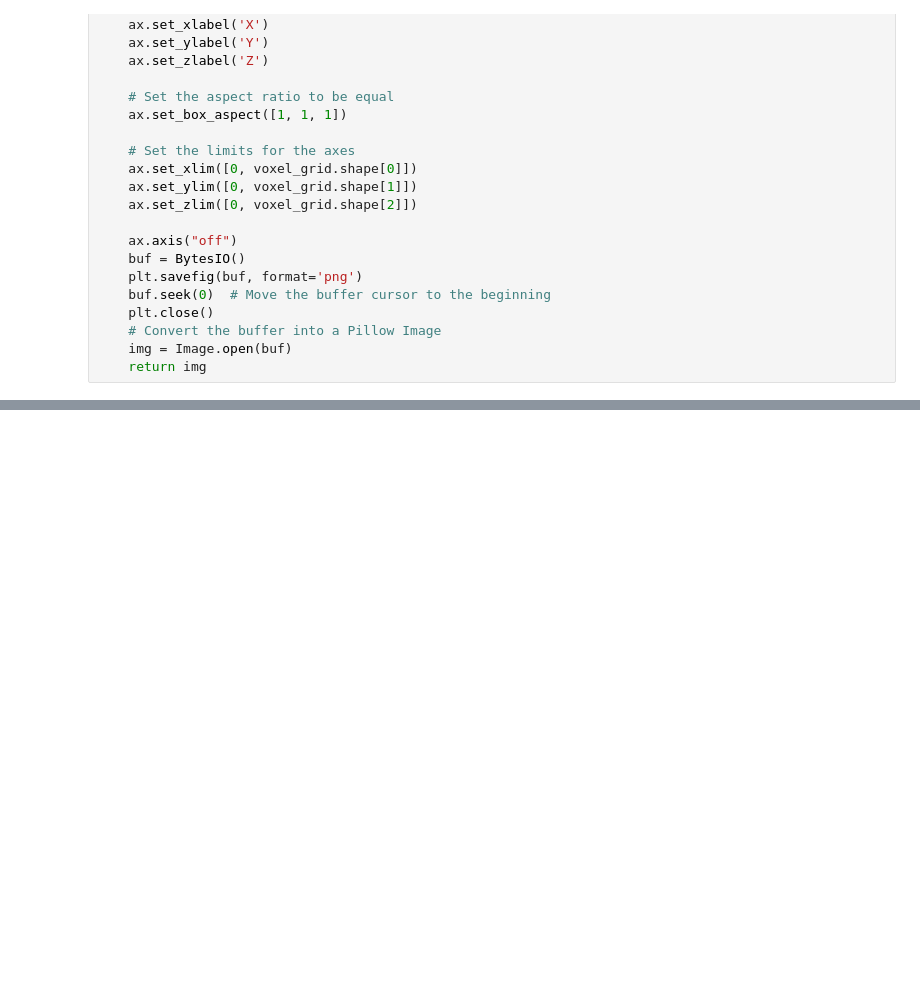
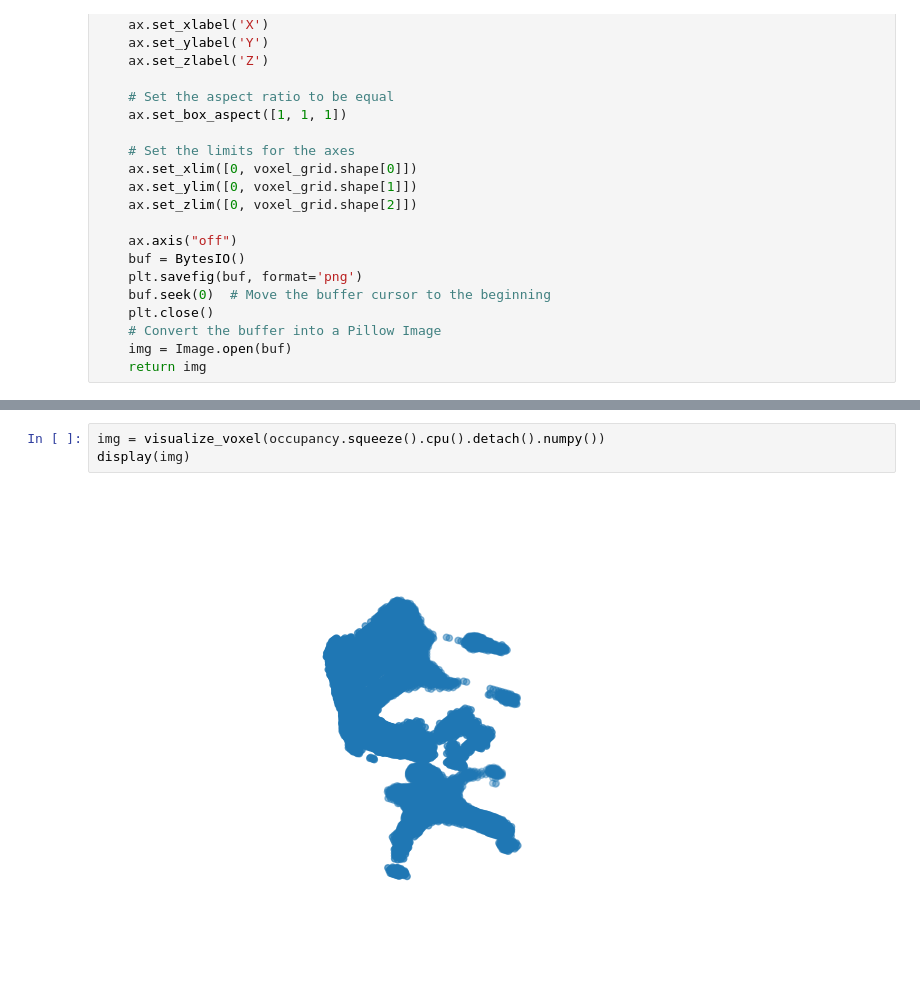
Before and after one commit to nguyendinhson-kaist/CS429D_project, a Jupyter notebook: test.ipynb, the cells around one changed output, grey strips where cells are left out. Saved outputs shown, nothing was run; the diff lists cells and outputs as text; blank space fills up the shorter version.

```diff
--- a/test.ipynb
+++ b/test.ipynb
@@ -97 +96,6 @@ display(img)
+# %%
+img = visualize_voxel(occupancy.squeeze().cpu().detach().numpy())
+display(img)
+# %% [output]
+[figure, added]
 # %%
```
Also changed, not shown: parts of 7 cells of this notebook, 6 other files.
